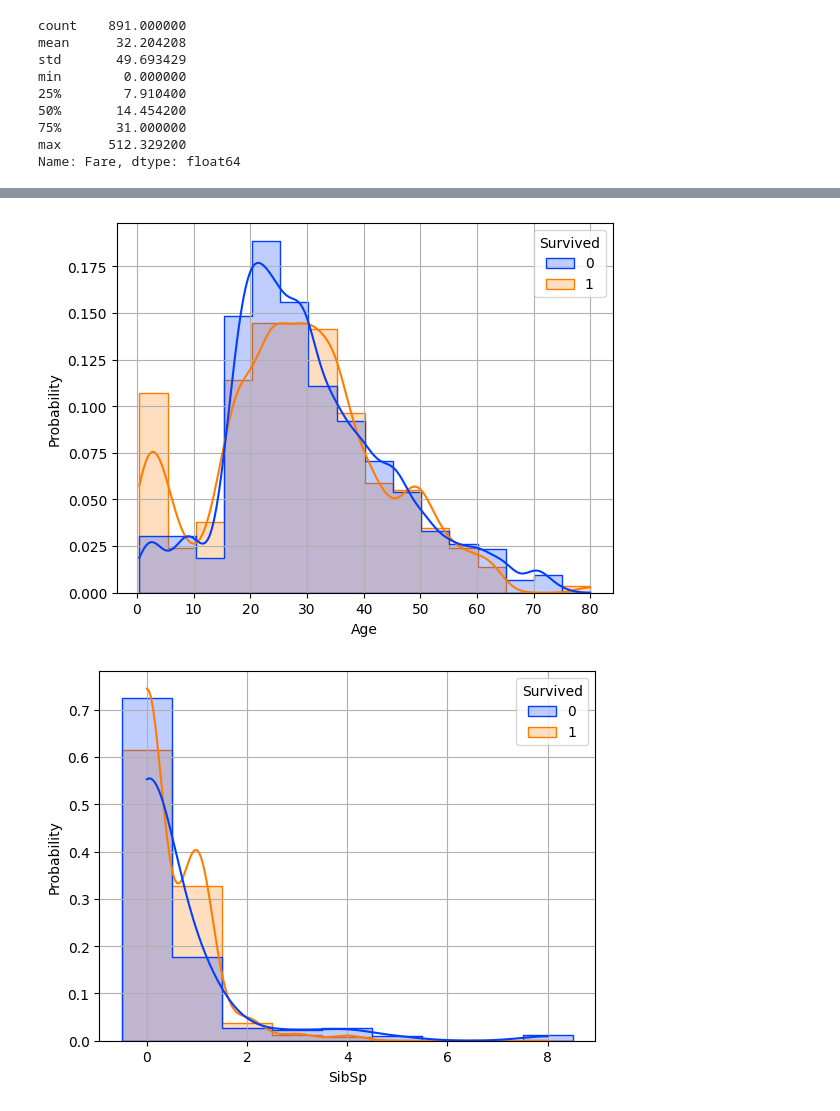
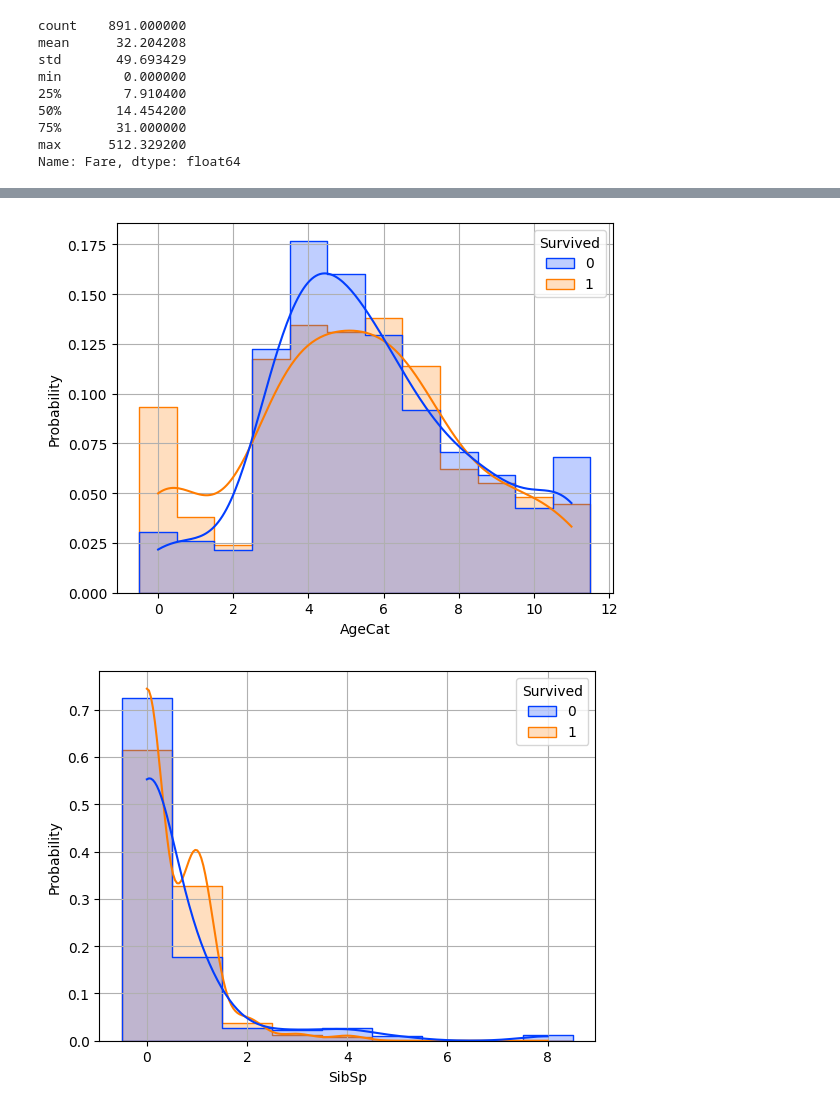
Before and after one commit to rfdspeng/ml_ai_portfolio, a Jupyter notebook: titanic/titanic.ipynb, the cells around one changed output, grey strips where cells are left out. Drawn from its saved outputs; the diff is of its cells as text; code cells hidden in the pictures.

```diff
--- a/titanic/titanic.ipynb
+++ b/titanic/titanic.ipynb
@@ -36,3 +36,18 @@ from sklearn.metrics import f1_score
 # %%
 df_train = pd.read_csv("./dataset/train.csv")
 df_test = pd.read_csv("./dataset/test.csv")
+# %%
+farebins = np.array([-1,10,20,40,60,80,100,120,140,np.inf])
+
+df = df_train
+
+def farecat(x):
+    return np.argmax(x <= farebins)-1
+
+df["FareCat"] = df["Fare"].map(farecat)
+
+df["AgeCat"] = np.floor(np.clip(df["Age"], a_min=None, a_max=55)/5)
+
+df["TotalFam"] = np.clip(df["Parch"] + df["SibSp"], a_min=0, a_max=4)
+
+df["SexEnc"] = OrdinalEncoder().fit_transform(df[["Sex"]])
@@ -142,0 +171,5 @@ Name: Fare, dtype: float64
+# %%
+farebins = np.array([-1,10,20,40,60,80,100,120,140,np.inf])
+
+def farecat(x):
+    return np.argmax(x <= farebins)-1
@@ -149,0 +252,7 @@ ax.grid()
+# %%
+def agecat(x):
+    return np.floor(x/5)
+
+df["AgeCat"] = np.floor(np.clip(df["Age"], a_min=None, a_max=55)/5)
+
+df["AgeCat"].value_counts().sort_index()
@@ -150,10 +274,19 @@ ax.grid()
 # %%
-ax = sns.histplot(df, x="Age", hue="Survived", stat="probability", \
-                  binwidth=5, common_norm=False, multiple="layer", \
-                  element="step", kde=True, kde_kws={"bw_adjust": 0.5}, palette="bright")
+# ax = sns.histplot(df, x="Age", hue="Survived", stat="probability", \
+#                   binwidth=5, common_norm=False, multiple="layer", \
+#                   element="step", kde=True, kde_kws={"bw_adjust": 0.5}, palette="bright")
+# ax = sns.histplot(df, x="Age", hue="Survived", stat="probability", \
+#                   bins=np.arange(0,60,5), common_norm=False, multiple="layer", \
+#                   element="step", kde=True, kde_kws={"bw_adjust": 0.5}, palette="bright")
+ax = sns.histplot(df, x="AgeCat", hue="Survived", stat="probability", \
+                  discrete=True, common_norm=False, multiple="layer", \
+                  element="step", kde=True, kde_kws={"bw_adjust": 1}, palette="bright")
+
+
+# ax = sns.boxplot(df, x="Age", hue="Survived")
 ax.grid()
 # %% [output]
-[figure, old version]
+[figure, new version]
 # %%
 ax = sns.histplot(df, x="SibSp", hue="Survived", stat="probability", \
                   discrete=True, common_norm=False, multiple="layer", \
```
Also changed, not shown: parts of 20 cells of this notebook, 6 other files.
